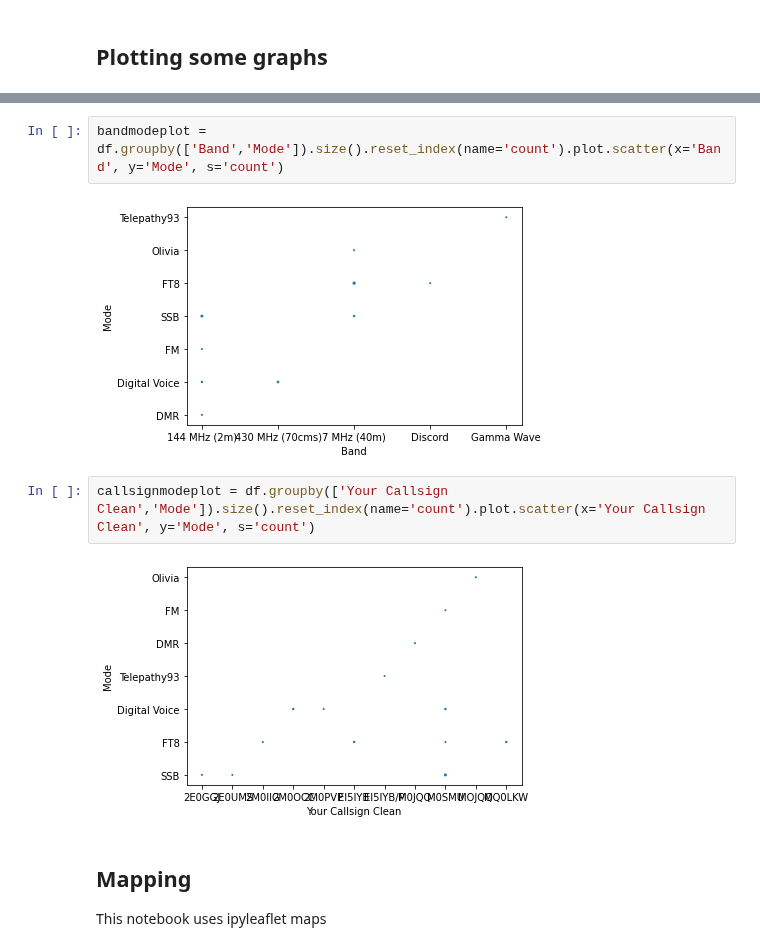
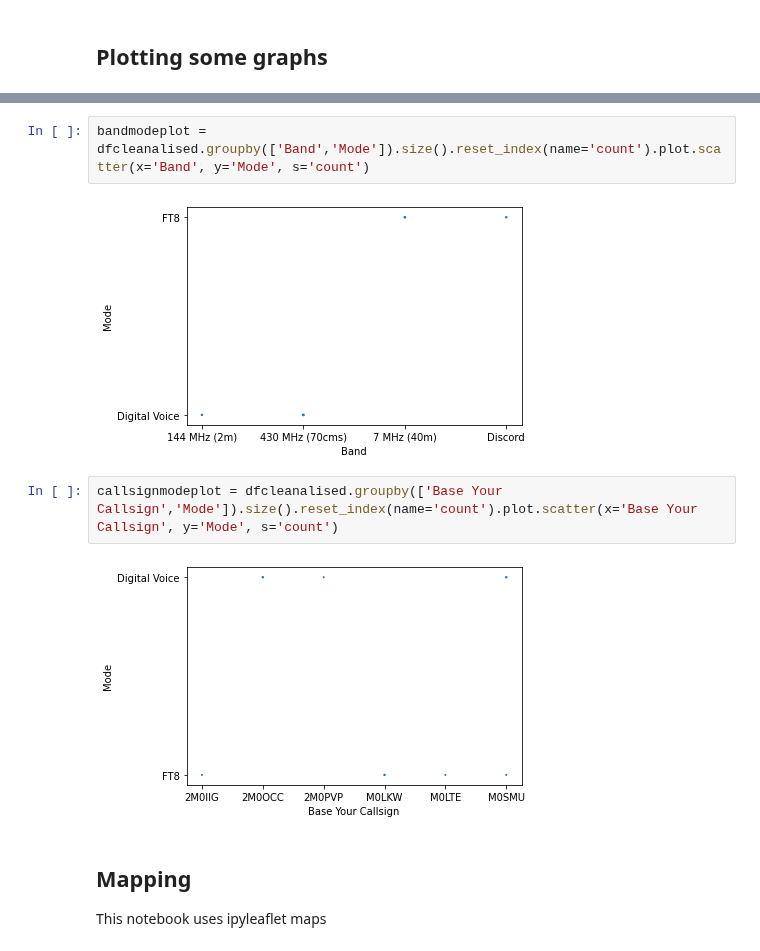
Before and after one commit to smurphboy/WAllOARC, a Jupyter notebook: WorkedAllOARC.ipynb, the cells around one changed output, grey strips where cells are left out. Drawn from its saved outputs; the diff is of its cells as text.

```diff
--- a/WorkedAllOARC.ipynb
+++ b/WorkedAllOARC.ipynb
@@ -338,11 +343,11 @@ Text(0, 0.5, 'Mode')
 # %%
-bandmodeplot = df.groupby(['Band','Mode']).size().reset_index(name='count').plot.scatter(x='Band', y='Mode', s='count')
+bandmodeplot = dfcleanalised.groupby(['Band','Mode']).size().reset_index(name='count').plot.scatter(x='Band', y='Mode', s='count')
 # %% [output]
-[figure, old version]
+[figure, new version]
 # %%
-callsignmodeplot = df.groupby(['Your Callsign Clean','Mode']).size().reset_index(name='count').plot.scatter(x='Your Callsign Clean', y='Mode', s='count')
+callsignmodeplot = dfcleanalised.groupby(['Base Your Callsign','Mode']).size().reset_index(name='count').plot.scatter(x='Base Your Callsign', y='Mode', s='count')
 # %% [output]
-[figure, old version]
+[figure, new version]
 # %% [markdown]
 ## Mapping
 
```
Also changed, not shown: parts of 10 cells of this notebook.
